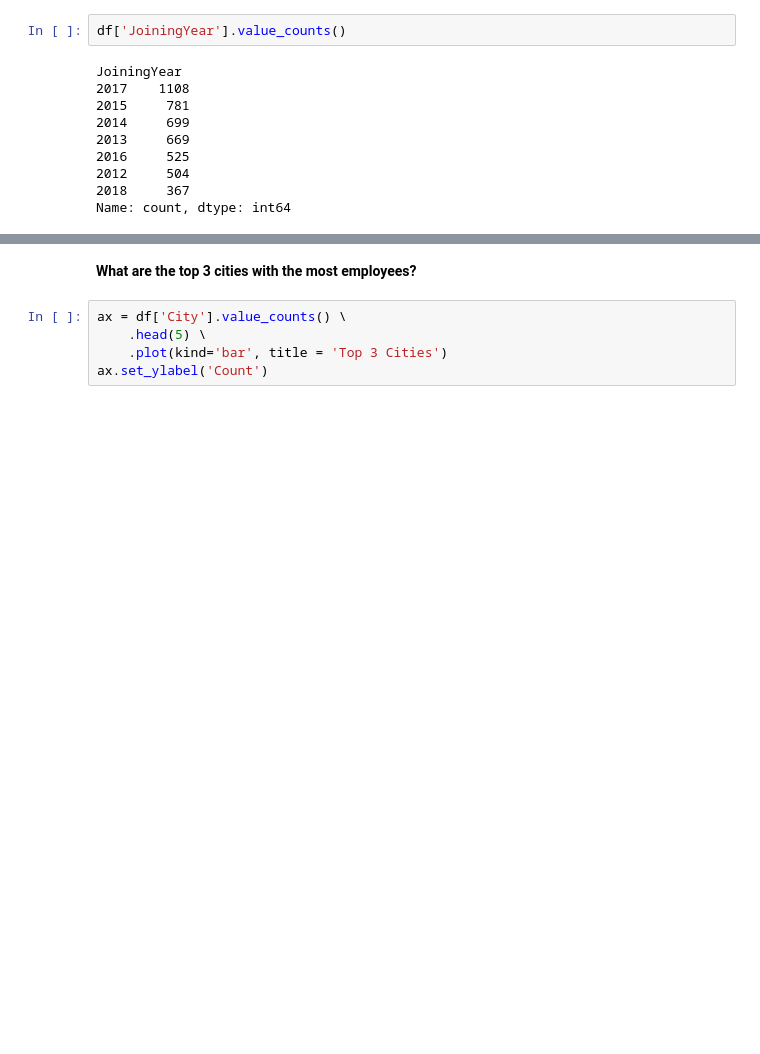
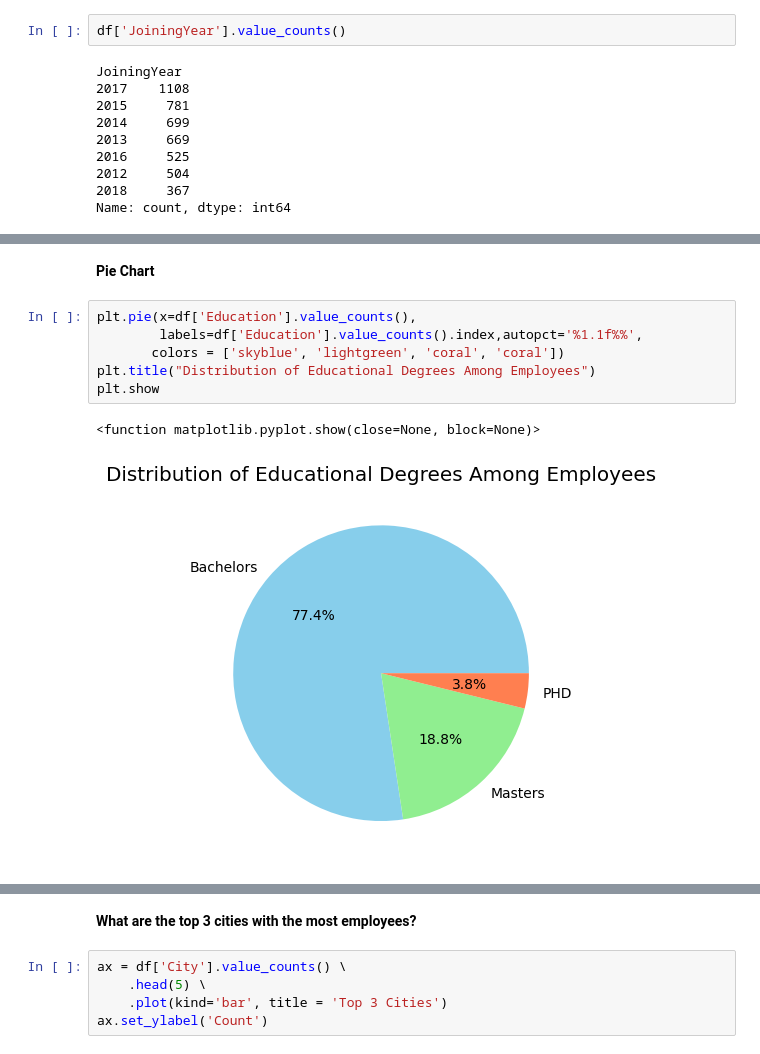
Before and after one commit to Panaee/Data_Analytics, a Jupyter notebook: employee-dataset.ipynb, the cells around one changed output, grey strips where cells are left out. Saved outputs shown, nothing was run; the diff lists cells and outputs as text; blank space fills up the shorter version.

Commit message:
Kaggle Notebook | Employee Dataset | Version 13

```diff
--- a/employee-dataset.ipynb
+++ b/employee-dataset.ipynb
@@ -233,0 +276,11 @@ Name: count, dtype: int64
+# %% [markdown]
+**Pie Chart**
+# %%
+plt.pie(x=df['Education'].value_counts(),
+        labels=df['Education'].value_counts().index,autopct='%1.1f%%',
+       colors = ['skyblue', 'lightgreen', 'coral', 'coral'])
+plt.title("Distribution of Educational Degrees Among Employees")
+plt.show
+# %% [output]
+<function matplotlib.pyplot.show(close=None, block=None)>
+[figure, added]
```
Also changed, not shown: parts of 50 cells of this notebook.
